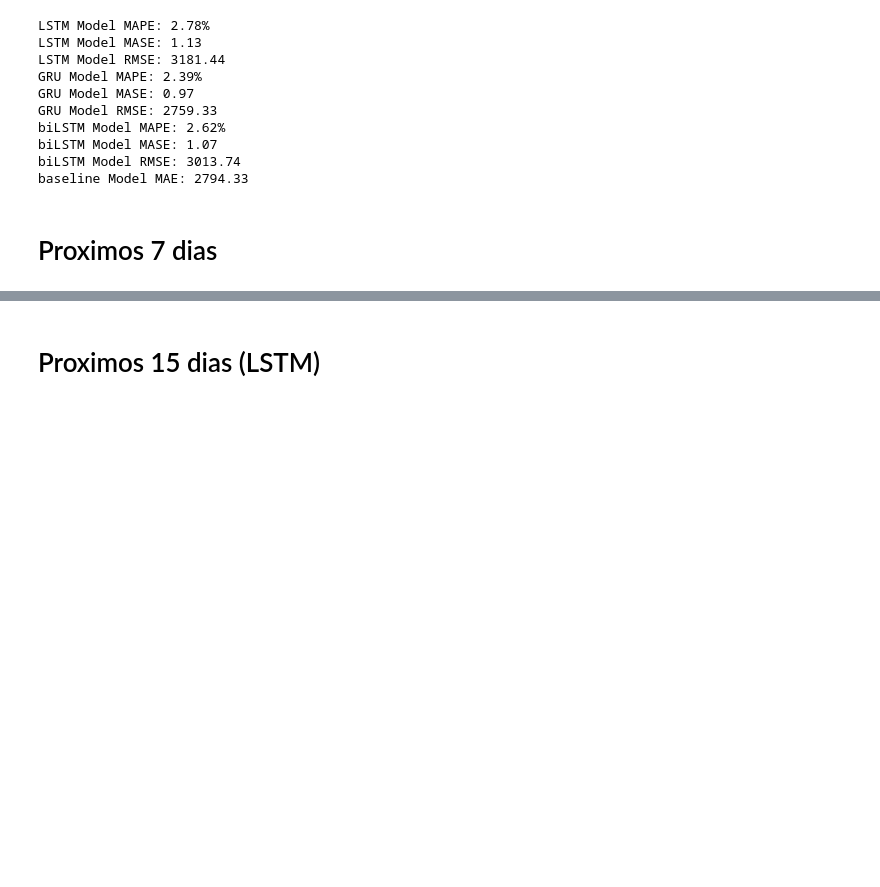
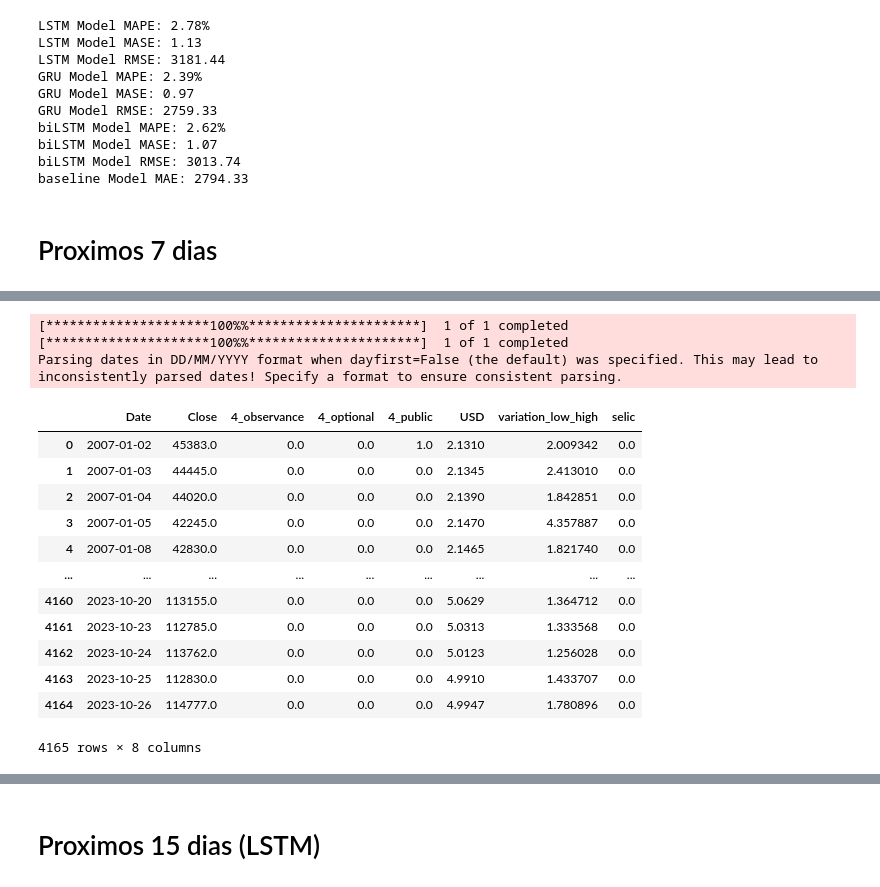
Before and after one commit to marreapato/Forecasting_Paper_XAI, a Jupyter notebook: stocks_type_lags/MultivariateStocks_Baseline_Com_Lags_tryingshaplime.ipynb, the cells around one changed output, grey strips where cells are left out. Drawn from its saved outputs; the diff is of its cells as text; code cells hidden in the pictures; blank space fills up the shorter version.

```diff
--- a/stocks_type_lags/MultivariateStocks_Baseline_Com_Lags_tryingshaplime.ipynb
+++ b/stocks_type_lags/MultivariateStocks_Baseline_Com_Lags_tryingshaplime.ipynb
@@ -1532,0 +1444,63 @@ array([[4342.7974],
+# %%
+# Download data for the stock (I'm using the Bovespa index as an example)
+data2 = yf.download('^BVSP', '2007-01-01', '2023-10-27')
+
+# Download historical data for the BRL to USD exchange rate
+exchange_rate_data = yf.download('USDBRL=X', start='2007-01-01', end='2023-10-27')
+
+exchange_rate_data.reset_index(inplace=True)
+exchange_rate_data = exchange_rate_data[['Date','Close']]
+exchange_rate_data = exchange_rate_data.rename(columns={'Close': 'USD'})
+
+sheet_id = "19Qm-gxnILXY8QTBASGfwfxp6NsLMOLuEIVmJbQJF8r4"
+sheet_name = "structured_data"
+url = f"https://docs.google.com/spreadsheets/d/{sheet_id}/gviz/tq?tqx=out:csv&sheet={sheet_name}"
+feriados = pd.read_csv(url)
+feriados = feriados.drop("Unnamed: 4", axis = 1)
+data2.reset_index(inplace=True)
+feriados['Date']=feriados.Date.astype('datetime64[ns]')
+data2=data2.merge(feriados, on='Date', how='left')
+data2['4_observance'] = data2['4_observance'].fillna(0)
+data2['4_public'] = data2['4_public'].fillna(0)
+data2['4_optional'] = data2['4_optional'].fillna(0)
+
+data2=data2.merge(exchange_rate_data, on='Date', how='left')
+
+data2['variation_low_high'] = ((data2['High']-data2['Low'])/data2['High'])*100
+
+data2 = data2.drop('Adj Close',axis = 1)
+data2 = data2.drop('Open',axis = 1)
+data2 = data2.drop('High',axis = 1)
+data2 = data2.drop('Low',axis = 1)
+data2 = data2.drop('Volume',axis = 1)
+
+sheet_id = "19Qm-gxnILXY8QTBASGfwfxp6NsLMOLuEIVmJbQJF8r4"
+sheet_name = "Selic"
+url = f"https://docs.google.com/spreadsheets/d/{sheet_id}/gviz/tq?tqx=out:csv&sheet={sheet_name}"
+selic = pd.read_csv(url)
+selic = selic.drop("fonte", axis = 1)
+
+
+selic['Date'] = pd.to_datetime(selic['Date'])
+selic['Date'].dt.strftime('%Y-%m-%d')
+
+data2=data2.merge(selic, on='Date', how='left')
+data2['selic'] = data2['selic'].fillna(0)
+data2#SELIC WAS ADDED HERE
+# %% [output]
+[*********************100%%**********************]  1 of 1 completed
+[*********************100%%**********************]  1 of 1 completed
+Parsing dates in DD/MM/YYYY format when dayfirst=False (the default) was specified. This may lead to inconsistently parsed dates! Specify a format to ensure consistent parsing.
+|  | Date | Close | 4_observance | 4_optional | 4_public | USD | variation_low_high | selic |
+| 0 | 2007-01-02 | 45383.0 | 0.0 | 0.0 | 1.0 | 2.1310 | 2.009342 | 0.0 |
+| 1 | 2007-01-03 | 44445.0 | 0.0 | 0.0 | 0.0 | 2.1345 | 2.413010 | 0.0 |
+| 2 | 2007-01-04 | 44020.0 | 0.0 | 0.0 | 0.0 | 2.1390 | 1.842851 | 0.0 |
+| 3 | 2007-01-05 | 42245.0 | 0.0 | 0.0 | 0.0 | 2.1470 | 4.357887 | 0.0 |
+| 4 | 2007-01-08 | 42830.0 | 0.0 | 0.0 | 0.0 | 2.1465 | 1.821740 | 0.0 |
+| ... | ... | ... | ... | ... | ... | ... | ... | ... |
+| 4160 | 2023-10-20 | 113155.0 | 0.0 | 0.0 | 0.0 | 5.0629 | 1.364712 | 0.0 |
+| 4161 | 2023-10-23 | 112785.0 | 0.0 | 0.0 | 0.0 | 5.0313 | 1.333568 | 0.0 |
+| 4162 | 2023-10-24 | 113762.0 | 0.0 | 0.0 | 0.0 | 5.0123 | 1.256028 | 0.0 |
+| 4163 | 2023-10-25 | 112830.0 | 0.0 | 0.0 | 0.0 | 4.9910 | 1.433707 | 0.0 |
+| 4164 | 2023-10-26 | 114777.0 | 0.0 | 0.0 | 0.0 | 4.9947 | 1.780896 | 0.0 |
+4165 rows × 8 columns
```
Also changed, not shown: parts of 43 cells of this notebook.
